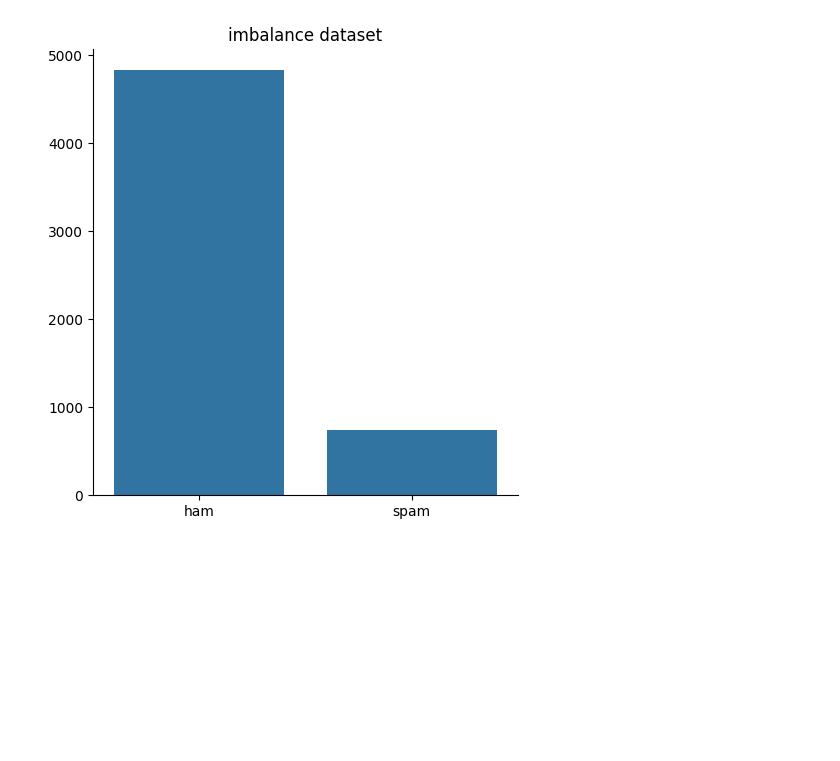
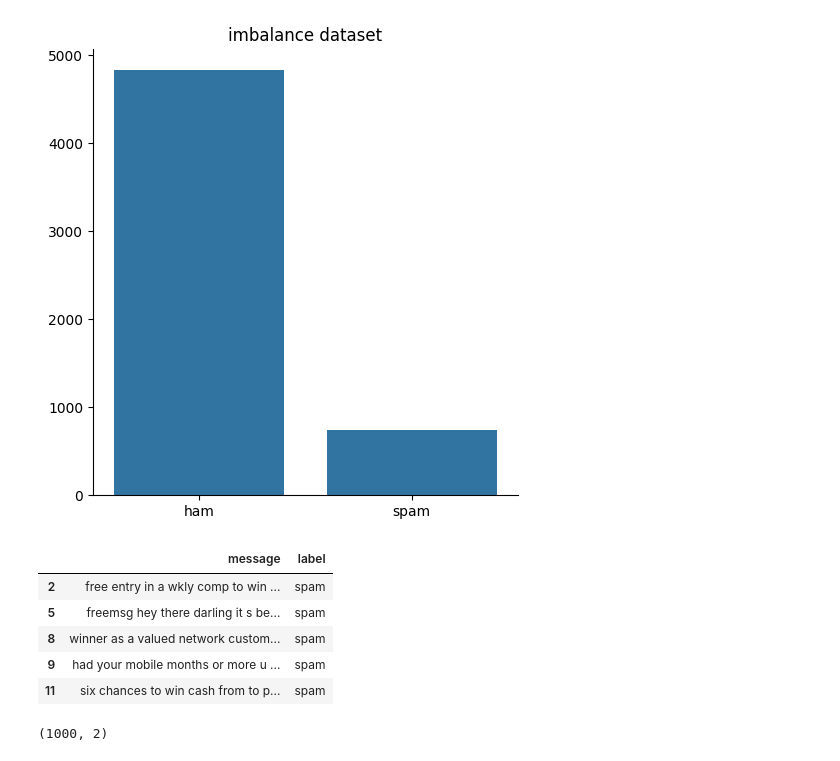
Before and after one commit to upflairs-pvt-ltd/jecrc-AI_ML_example-27thsep2023, a Jupyter notebook: machine learning/Text-classification-ml/text_classification_ml.ipynb, the cells around one changed output. Cells and saved outputs as stored; diff of their text form; code cells hidden in the pictures; blank space fills up the shorter version.

```diff
--- a/machine learning/Text-classification-ml/text_classification_ml.ipynb
+++ b/machine learning/Text-classification-ml/text_classification_ml.ipynb
@@ -74,3 +74,15 @@ plt.title('imbalance dataset')
 plt.show()
 # %% [output]
 [figure]
+# %%
+ham = df[df['label']=='ham']
+spam = df[df['label']=='spam']
+# %%
+spam.head()
+# %% [output]
+|  | message | label |
+| 2 | free entry in a wkly comp to win ... | spam |
+| 5 | freemsg hey there darling it s be... | spam |
+| 8 | winner as a valued network custom... | spam |
+| 9 | had your mobile months or more u ... | spam |
+| 11 | six chances to win cash from to p... | spam |
@@ -76,0 +91,4 @@ plt.show()
+# %%
+ham.shape
+# %% [output]
+(1000, 2)
```
Also changed, not shown: parts of 31 cells of this notebook, 1 other file.
